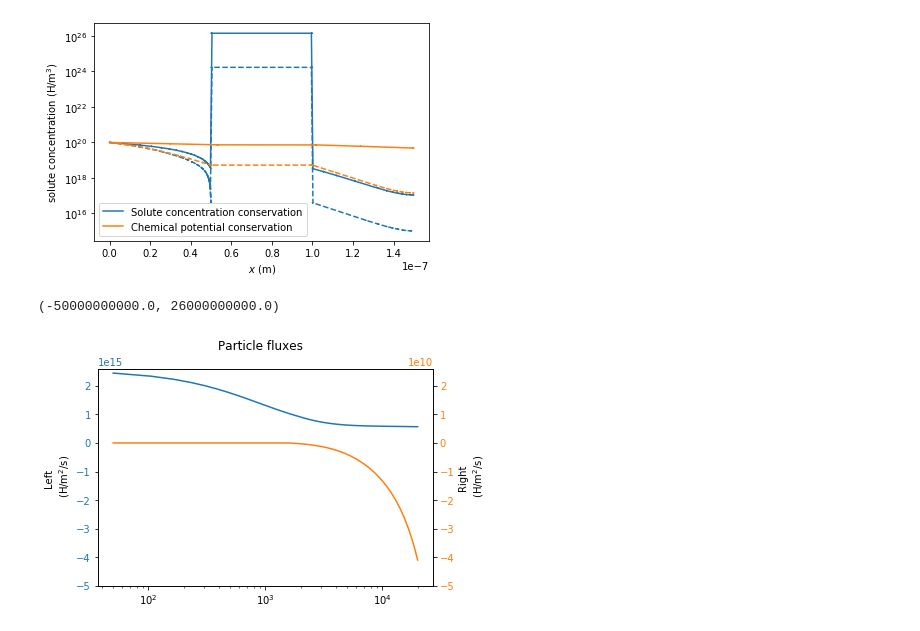
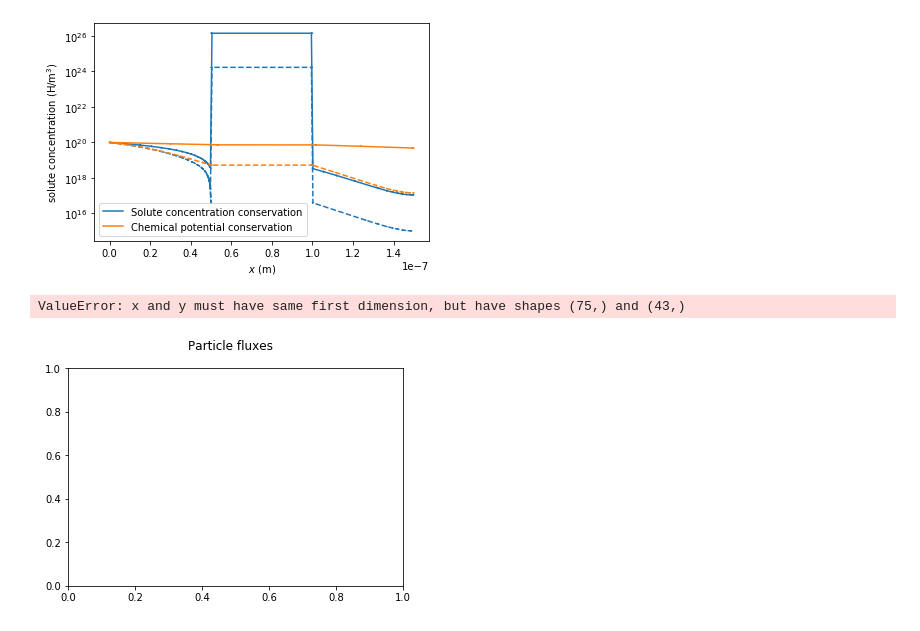
Before and after one commit to festim-dev/FESTIM, a Jupyter notebook: demos/demo_multi_materials.ipynb, the cells around one changed output. Drawn from its saved outputs; the diff is of its cells as text; code cells hidden in the pictures.

```diff
--- a/demos/demo_multi_materials.ipynb
+++ b/demos/demo_multi_materials.ipynb
@@ -138,9 +164,9 @@ derived_quantities.derived_quantities = [
     F.TotalVolume(field="retention", volume=1),
     F.TotalVolume(field="retention", volume=2),
     F.TotalVolume(field="retention", volume=3),
-    F.TotalVolume(field=1, volume=1),
-    F.TotalVolume(field=1, volume=3),
-    F.TotalVolume(field=2, volume=2),
+    F.TotalVolume(field="1", volume=1),
+    F.TotalVolume(field="1", volume=3),
+    F.TotalVolume(field="2", volume=2),
     F.SurfaceFlux(field="solute", surface=1),
     F.SurfaceFlux(field="solute", surface=2),
 ]
@@ -352,11 +387,11 @@ Solved problem in 5.10 s    Ellapsed time so far: 5.0 s
 # %% [markdown]
 It appears the inventories aren't that much affected though the kinetics seem to be a tad slower.
 # %%
-data = np.array(derived_quantities.data[1:])
-t = data[:, 0]
-ret_w_left = data[:, 1]
-ret_cu = data[:, 2]
-ret_w_right = data[:, 3]
+data_2 = np.array(derived_quantities.data[1:])
+t = data_2[:, 0]
+ret_w_left = data_2[:, 1]
+ret_cu = data_2[:, 2]
+ret_w_right = data_2[:, 3]
 
 retention = ret_w_left + ret_cu + ret_w_right
 
@@ -395,25 +430,25 @@ plt.legend()
 <matplotlib.legend.Legend at 0x...>
 [figure]
 # %%
-flux_left = data[:, -2]
-flux_right = data[:, -1]
+flux_left = data_2[:, -2]
+flux_right = data_2[:, -1]
 
 fig, ax1 = plt.subplots()
 fig.suptitle('Particle fluxes')
 color = "tab:blue"
 ax1.plot(t, flux_left)
 ax1.set_ylabel("Left \n (H/m$^2$/s)")
 ax1.tick_params(axis='y', labelcolor=color)
 ax1.set_ylim(-5e15, 2.6e15)
 
 ax2 = ax1.twinx()
 color = "tab:orange"
 ax2.plot(t, flux_right, color=color)
 ax2.set_ylabel("Right \n (H/m$^2$/s)")
 ax2.set_xlabel("Time (s)")
 ax2.set_xscale("log")
 ax2.tick_params(axis='y', labelcolor=color)
 ax2.set_ylim(-5e10, 2.6e10)
 # %% [output]
-(-50000000000.0, 26000000000.0)
+ValueError: x and y must have same first dimension, but have shapes (75,) and (43,)
-[figure, old version]
+[figure, new version]
```
Also changed, not shown: parts of 7 cells of this notebook.
